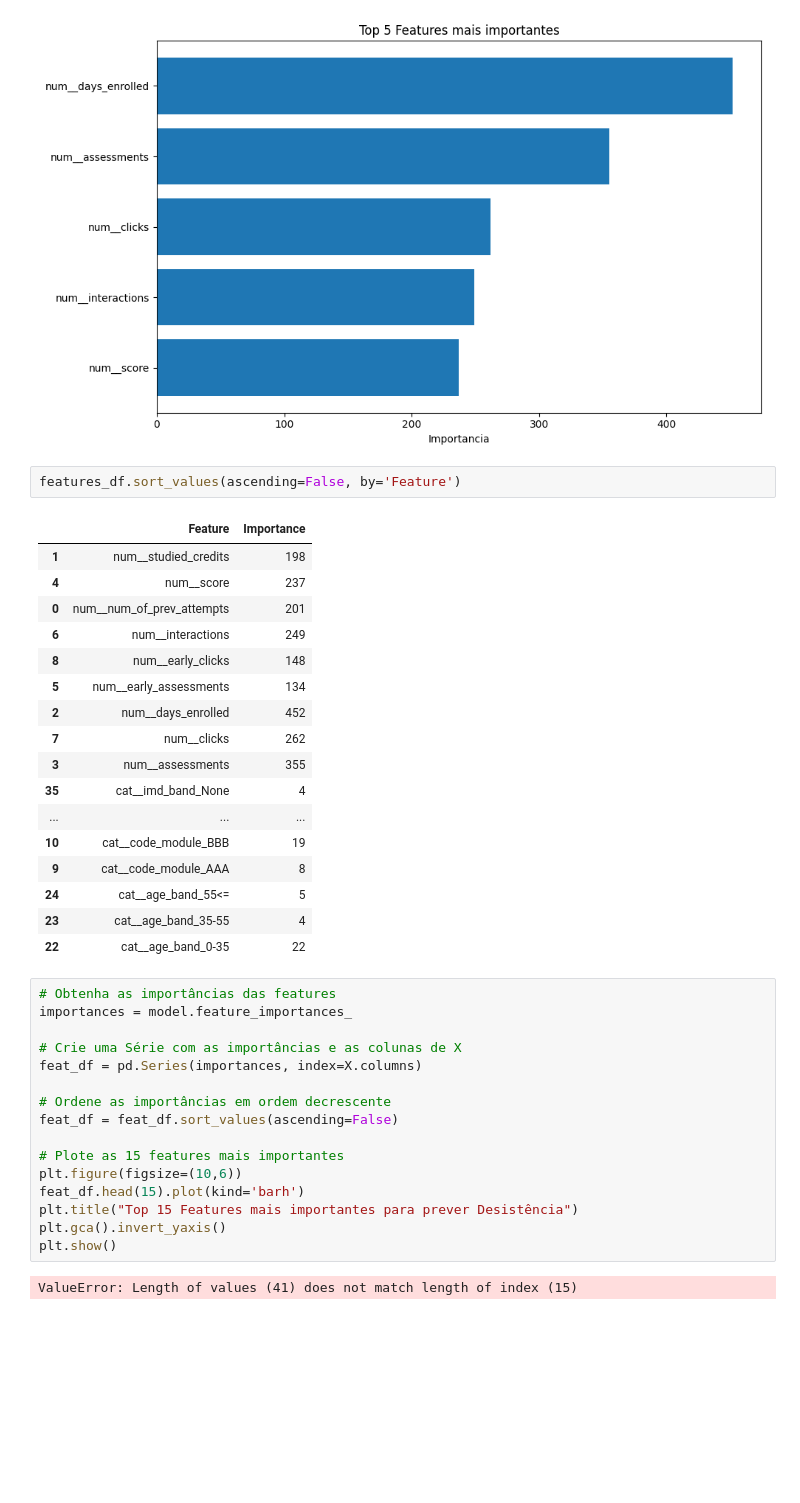
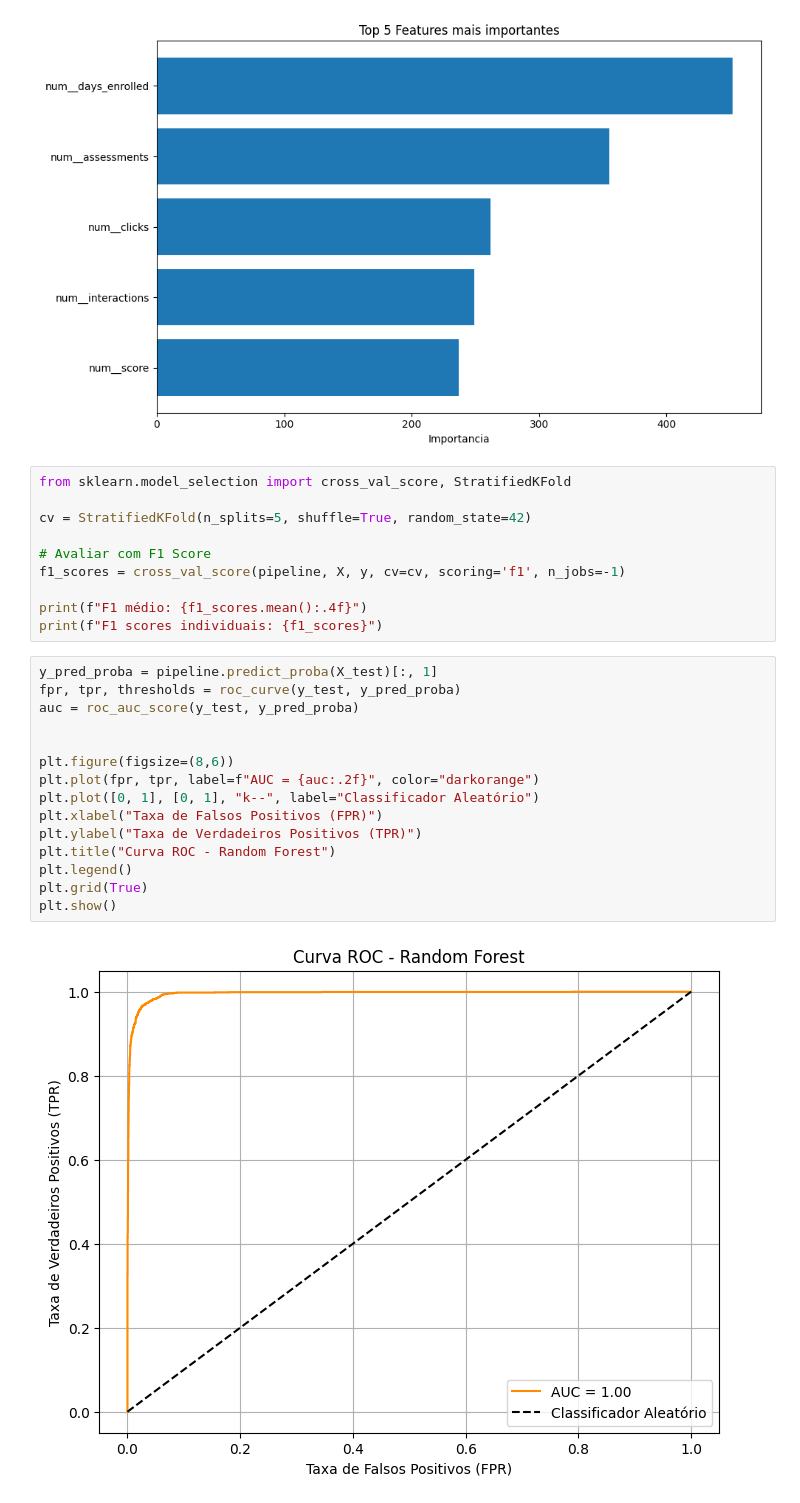
Before and after one commit to Th1agoFarias/Random-Forest-OULAD, a Jupyter notebook: notebooks/student.ipynb, the cells around one changed output. Drawn from its saved outputs; the diff is of its cells as text; blank space fills up the shorter version.

Commit message:
criando curva ros e investigando oveffiting

```diff
--- a/notebooks/student.ipynb
+++ b/notebooks/student.ipynb
@@ -173,40 +197,29 @@ plt.show()
 # %% [output]
 [figure]
 # %%
-features_df.sort_values(ascending=False, by='Feature')
+from sklearn.model_selection import cross_val_score, StratifiedKFold
+
+cv = StratifiedKFold(n_splits=5, shuffle=True, random_state=42)
+
+# Avaliar com F1 Score
+f1_scores = cross_val_score(pipeline, X, y, cv=cv, scoring='f1', n_jobs=-1)
+
+print(f"F1 médio: {f1_scores.mean():.4f}")
+print(f"F1 scores individuais: {f1_scores}")
-# %% [output]
-|  | Feature | Importance |
-| 1 | num__studied_credits | 198 |
-| 4 | num__score | 237 |
-| 0 | num__num_of_prev_attempts | 201 |
-| 6 | num__interactions | 249 |
-| 8 | num__early_clicks | 148 |
-| 5 | num__early_assessments | 134 |
-| 2 | num__days_enrolled | 452 |
-| 7 | num__clicks | 262 |
-| 3 | num__assessments | 355 |
-| 35 | cat__imd_band_None | 4 |
-| ... | ... | ... |
-| 10 | cat__code_module_BBB | 19 |
-| 9 | cat__code_module_AAA | 8 |
-| 24 | cat__age_band_55<= | 5 |
-| 23 | cat__age_band_35-55 | 4 |
-| 22 | cat__age_band_0-35 | 22 |
-# %%
-# Obtenha as importâncias das features
-importances = model.feature_importances_
-
-# Crie uma Série com as importâncias e as colunas de X
-feat_df = pd.Series(importances, index=X.columns)
-
-# Ordene as importâncias em ordem decrescente
-feat_df = feat_df.sort_values(ascending=False)
-
-# Plote as 15 features mais importantes
-plt.figure(figsize=(10,6))
-feat_df.head(15).plot(kind='barh')
-plt.title("Top 15 Features mais importantes para prever Desistência")
-plt.gca().invert_yaxis()
-plt.show()
-# %% [output]
-ValueError: Length of values (41) does not match length of index (15)
+# %%
+y_pred_proba = pipeline.predict_proba(X_test)[:, 1]
+fpr, tpr, thresholds = roc_curve(y_test, y_pred_proba)
+auc = roc_auc_score(y_test, y_pred_proba)
+
+
+plt.figure(figsize=(8,6))
+plt.plot(fpr, tpr, label=f"AUC = {auc:.2f}", color="darkorange")
+plt.plot([0, 1], [0, 1], "k--", label="Classificador Aleatório")
+plt.xlabel("Taxa de Falsos Positivos (FPR)")
+plt.ylabel("Taxa de Verdadeiros Positivos (TPR)")
+plt.title("Curva ROC - Random Forest")
+plt.legend()
+plt.grid(True)
+plt.show()
+# %% [output]
+[figure, added]
```
Also changed, not shown: parts of 3 cells of this notebook.
